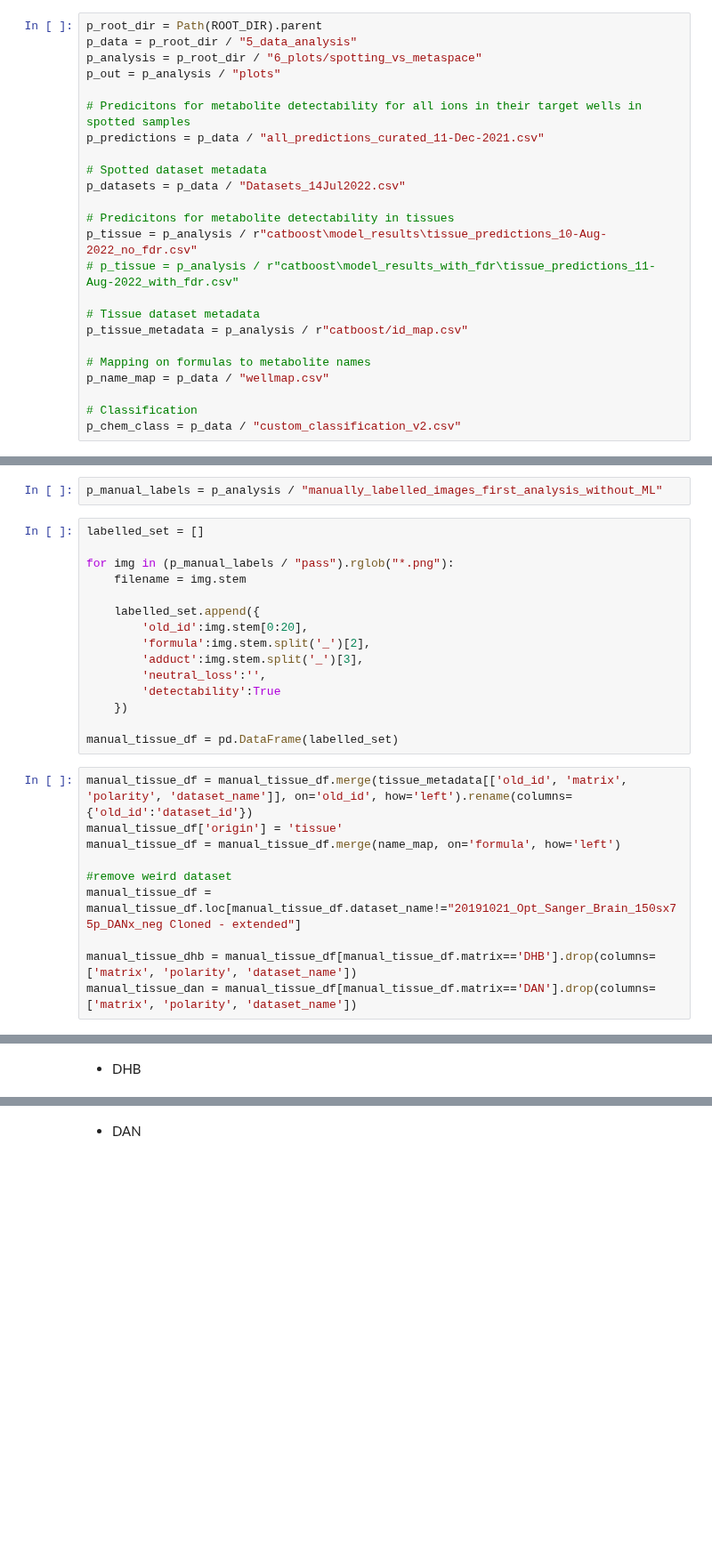
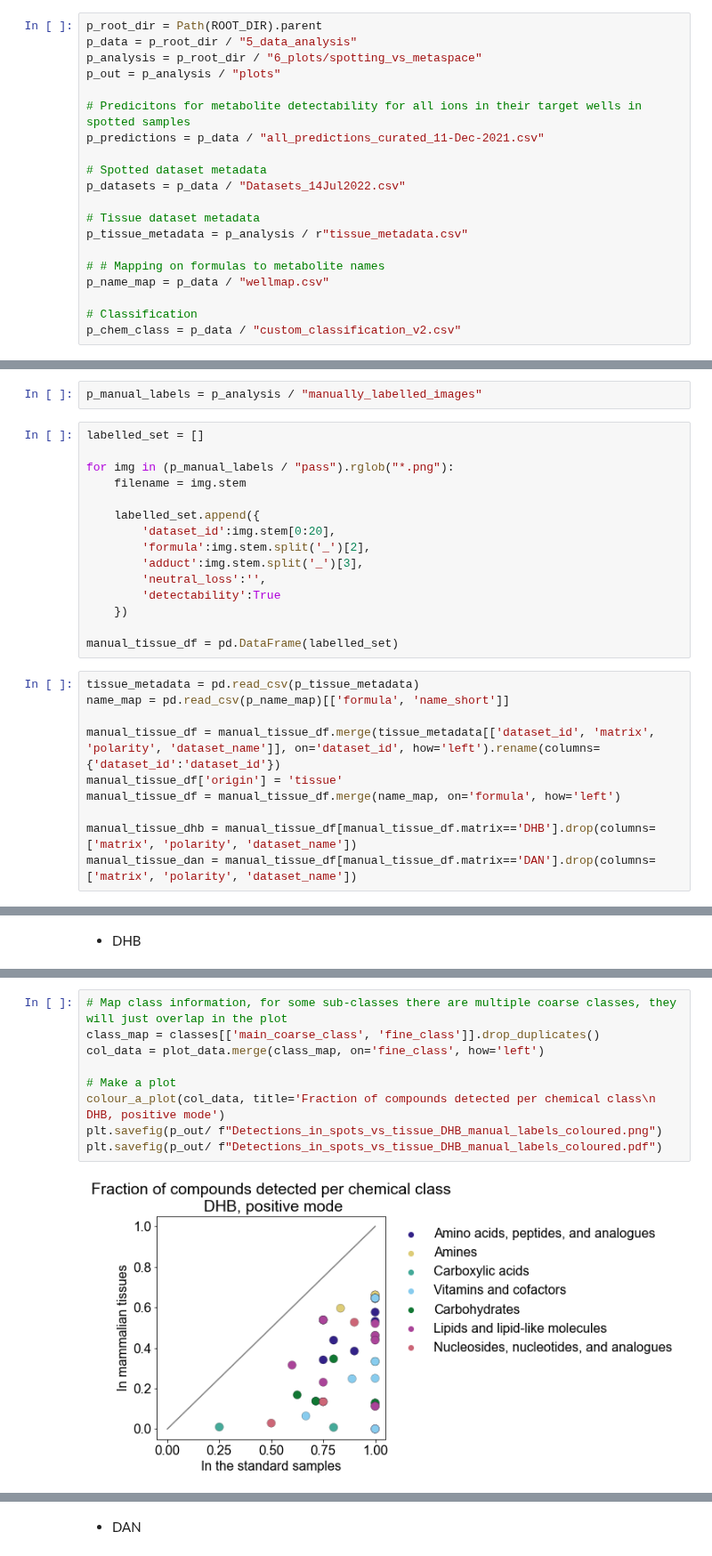
Before and after one commit to saharuka/metabolite_detectability, a Jupyter notebook: matrix_comparison/6_plots/q2e_metabolite_detectability_in_tissues.ipynb, the cells around one changed output, grey strips where cells are left out. Shown at 89% size. Cells and saved outputs as stored; diff of their text form; blank space fills up the shorter version.

```diff
--- a/matrix_comparison/6_plots/q2e_metabolite_detectability_in_tissues.ipynb
+++ b/matrix_comparison/6_plots/q2e_metabolite_detectability_in_tissues.ipynb
@@ -146,14 +179,10 @@ p_predictions = p_data / "all_predictions_curated_11-Dec-2021.csv"
 # Spotted dataset metadata
 p_datasets = p_data / "Datasets_14Jul2022.csv"
 
-# Predicitons for metabolite detectability in tissues
-p_tissue = p_analysis / r"catboost\model_results\tissue_predictions_10-Aug-2022_no_fdr.csv"
-# p_tissue = p_analysis / r"catboost\model_results_with_fdr\tissue_predictions_11-Aug-2022_with_fdr.csv"
+# Tissue dataset metadata
+p_tissue_metadata = p_analysis / r"tissue_metadata.csv"
 
-# Tissue dataset metadata
-p_tissue_metadata = p_analysis / r"catboost/id_map.csv"
-
-# Mapping on formulas to metabolite names
+# # Mapping on formulas to metabolite names
 p_name_map = p_data / "wellmap.csv"
 
 # Classification
@@ -303,5 +215,5 @@ plt.savefig(p_out/ f"Detections_in_spots_vs_tissue_DAN_ML_annotated{suffix}.pdf"
 # %%
-p_manual_labels = p_analysis / "manually_labelled_images_first_analysis_without_ML"
+p_manual_labels = p_analysis / "manually_labelled_images"
 # %%
 labelled_set = []
 
@@ -309,7 +221,7 @@ for img in (p_manual_labels / "pass").rglob("*.png"):
     filename = img.stem
 
     labelled_set.append({
-        'old_id':img.stem[0:20],
+        'dataset_id':img.stem[0:20],
         'formula':img.stem.split('_')[2],
         'adduct':img.stem.split('_')[3],
         'neutral_loss':'',
@@ -318,13 +230,13 @@ for img in (p_manual_labels / "pass").rglob("*.png"):
 
 manual_tissue_df = pd.DataFrame(labelled_set)
 # %%
-manual_tissue_df = manual_tissue_df.merge(tissue_metadata[['old_id', 'matrix', 'polarity', 'dataset_name']], on='old_id', how='left').rename(columns={'old_id':'dataset_id'})
+tissue_metadata = pd.read_csv(p_tissue_metadata)
+name_map = pd.read_csv(p_name_map)[['formula', 'name_short']]
+
+manual_tissue_df = manual_tissue_df.merge(tissue_metadata[['dataset_id', 'matrix', 'polarity', 'dataset_name']], on='dataset_id', how='left').rename(columns={'dataset_id':'dataset_id'})
 manual_tissue_df['origin'] = 'tissue'
 manual_tissue_df = manual_tissue_df.merge(name_map, on='formula', how='left')
 
-#remove weird dataset
-manual_tissue_df = manual_tissue_df.loc[manual_tissue_df.dataset_name!="20191021_Opt_Sanger_Brain_150sx75p_DANx_neg Cloned - extended"]
-
 manual_tissue_dhb = manual_tissue_df[manual_tissue_df.matrix=='DHB'].drop(columns=['matrix', 'polarity', 'dataset_name'])
 manual_tissue_dan = manual_tissue_df[manual_tissue_df.matrix=='DAN'].drop(columns=['matrix', 'polarity', 'dataset_name'])
 # %%
@@ -363,0 +285,11 @@ plt.savefig(p_out/ f"Detections_in_spots_vs_tissue_DHB_manual_labels.pdf")
+# %%
+# Map class information, for some sub-classes there are multiple coarse classes, they will just overlap in the plot
+class_map = classes[['main_coarse_class', 'fine_class']].drop_duplicates()
+col_data = plot_data.merge(class_map, on='fine_class', how='left')
+
+# Make a plot
+colour_a_plot(col_data, title='Fraction of compounds detected per chemical class\n DHB, positive mode')
+plt.savefig(p_out/ f"Detections_in_spots_vs_tissue_DHB_manual_labels_coloured.png")
+plt.savefig(p_out/ f"Detections_in_spots_vs_tissue_DHB_manual_labels_coloured.pdf")
+# %% [output]
+[figure, added]
```
Also changed, not shown: parts of 28 cells of this notebook, 35 other files.
